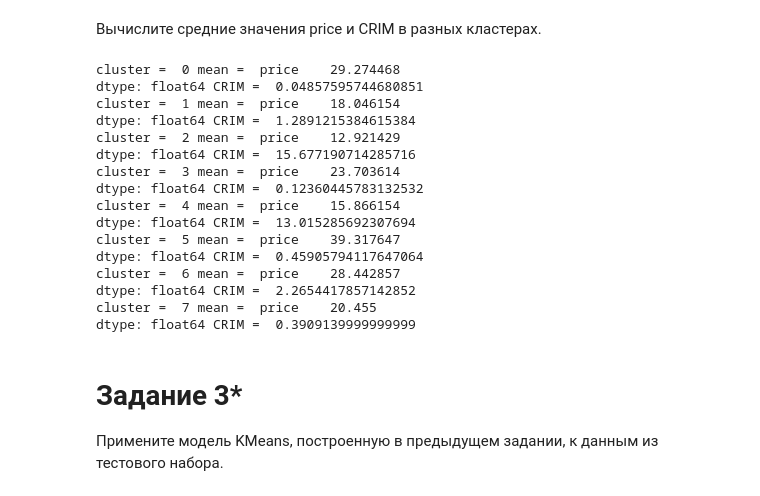
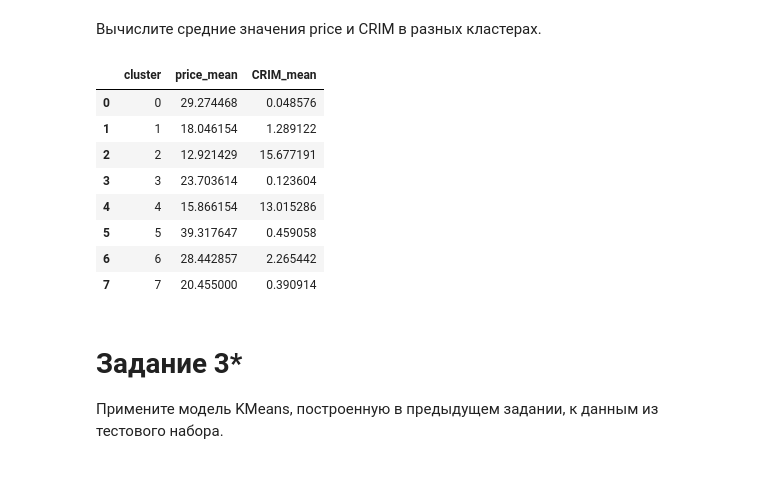
Before and after one commit to alexartwww/geekbrains-py-for-ds, a Jupyter notebook: lesson_08/lesson_08.ipynb, the cells around one changed output. Saved outputs shown, nothing was run; the diff lists cells and outputs as text; code cells hidden in the pictures.

```diff
--- a/lesson_08/lesson_08.ipynb
+++ b/lesson_08/lesson_08.ipynb
@@ -92,25 +91,22 @@ plt.scatter(X_train_tsne[:, 0], X_train_tsne[:, 1], c=labels_train)
 # %% [markdown]
 Вычислите средние значения price и CRIM в разных кластерах.
 # %%
-for cluster in np.unique(labels_train):
-    print("cluster = ", cluster, "mean = ", y_train[labels_train==cluster].mean(), "CRIM = ", X_train.loc[labels_train==cluster, 'CRIM'].mean())
+means = pd.DataFrame({
+    'cluster': np.unique(labels_train),
+    'price_mean': [float(y_train[labels_train==cluster].mean()) for cluster in np.unique(labels_train)],
+    'CRIM_mean': [float(X_train.loc[labels_train==cluster, 'CRIM'].mean()) for cluster in np.unique(labels_train)],
+})
+means
 # %% [output]
-cluster =  0 mean =  price    29.274468
-dtype: float64 CRIM =  0.04857595744680851
-cluster =  1 mean =  price    18.046154
-dtype: float64 CRIM =  1.2891215384615384
-cluster =  2 mean =  price    12.921429
-dtype: float64 CRIM =  15.677190714285716
-cluster =  3 mean =  price    23.703614
-dtype: float64 CRIM =  0.12360445783132532
-cluster =  4 mean =  price    15.866154
-dtype: float64 CRIM =  13.015285692307694
-cluster =  5 mean =  price    39.317647
-dtype: float64 CRIM =  0.45905794117647064
-cluster =  6 mean =  price    28.442857
-dtype: float64 CRIM =  2.2654417857142852
-cluster =  7 mean =  price    20.455
-dtype: float64 CRIM =  0.3909139999999999
+|  | cluster | price_mean | CRIM_mean |
+| 0 | 0 | 29.274468 | 0.048576 |
+| 1 | 1 | 18.046154 | 1.289122 |
+| 2 | 2 | 12.921429 | 15.677191 |
+| 3 | 3 | 23.703614 | 0.123604 |
+| 4 | 4 | 15.866154 | 13.015286 |
+| 5 | 5 | 39.317647 | 0.459058 |
+| 6 | 6 | 28.442857 | 2.265442 |
+| 7 | 7 | 20.455000 | 0.390914 |
 # %% [markdown]
 Задание 3*
 ==
```
Also changed, not shown: parts of 4 cells of this notebook.
